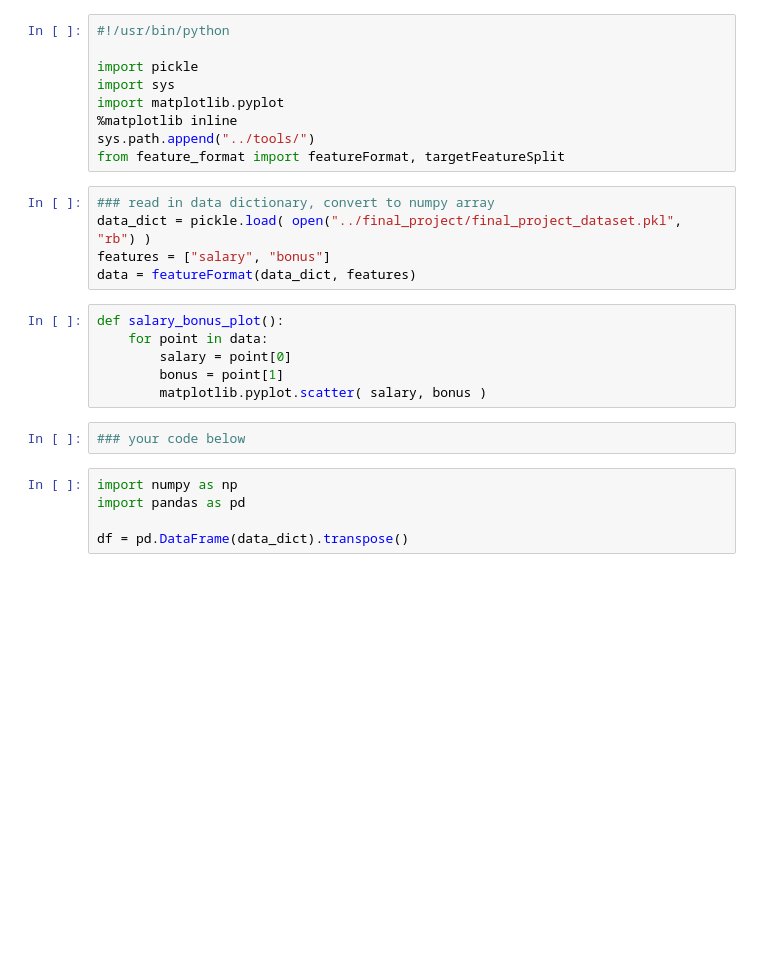
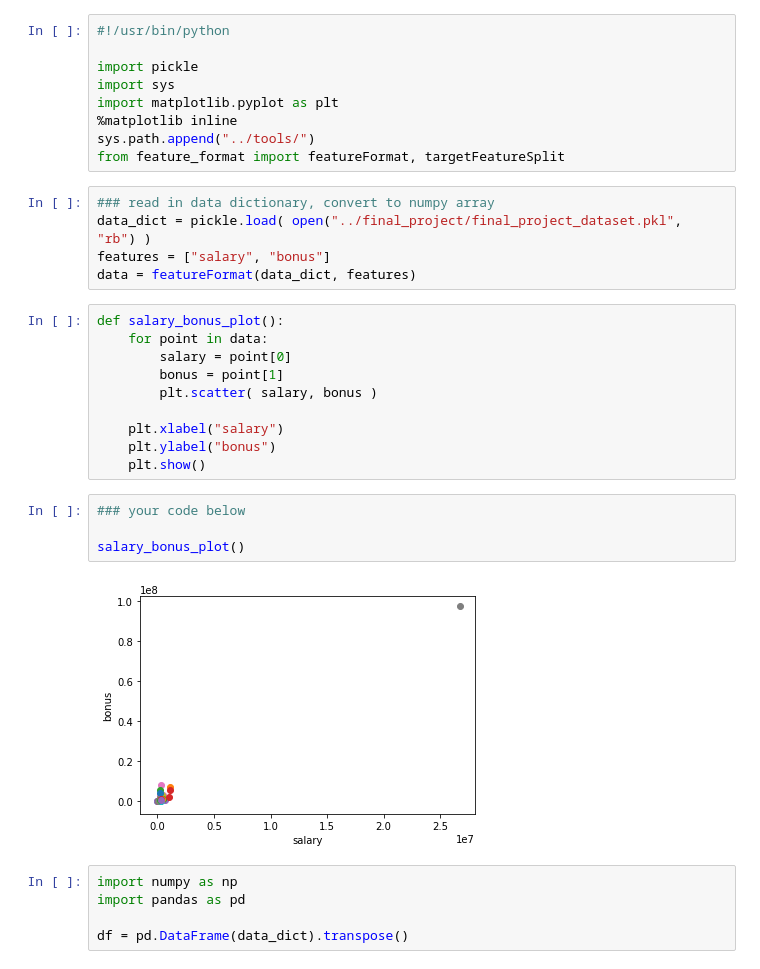
Before and after one commit to gisledb/udacity_nanodegree, a Jupyter notebook: p5_machine_learning/course_files/ud120-projects-master/outliers/enron_outliers.ipynb, the cells around one changed output. Drawn from its saved outputs; the diff is of its cells as text; blank space fills up the shorter version.

Commit message:
Corrected bonus-salary outliter detection function.

```diff
--- a/p5_machine_learning/course_files/ud120-projects-master/outliers/enron_outliers.ipynb
+++ b/p5_machine_learning/course_files/ud120-projects-master/outliers/enron_outliers.ipynb
@@ -3,7 +3,7 @@
 
 import pickle
 import sys
-import matplotlib.pyplot
+import matplotlib.pyplot as plt
 %matplotlib inline
 sys.path.append("../tools/")
 from feature_format import featureFormat, targetFeatureSplit
@@ -17,9 +17,17 @@ def salary_bonus_plot():
     for point in data:
         salary = point[0]
         bonus = point[1]
-        matplotlib.pyplot.scatter( salary, bonus )
+        plt.scatter( salary, bonus )
+
+    plt.xlabel("salary")
+    plt.ylabel("bonus")
+    plt.show()
 # %%
 ### your code below
+
+salary_bonus_plot()
+# %% [output]
+[figure, added]
 # %%
 import numpy as np
 import pandas as pd
```
